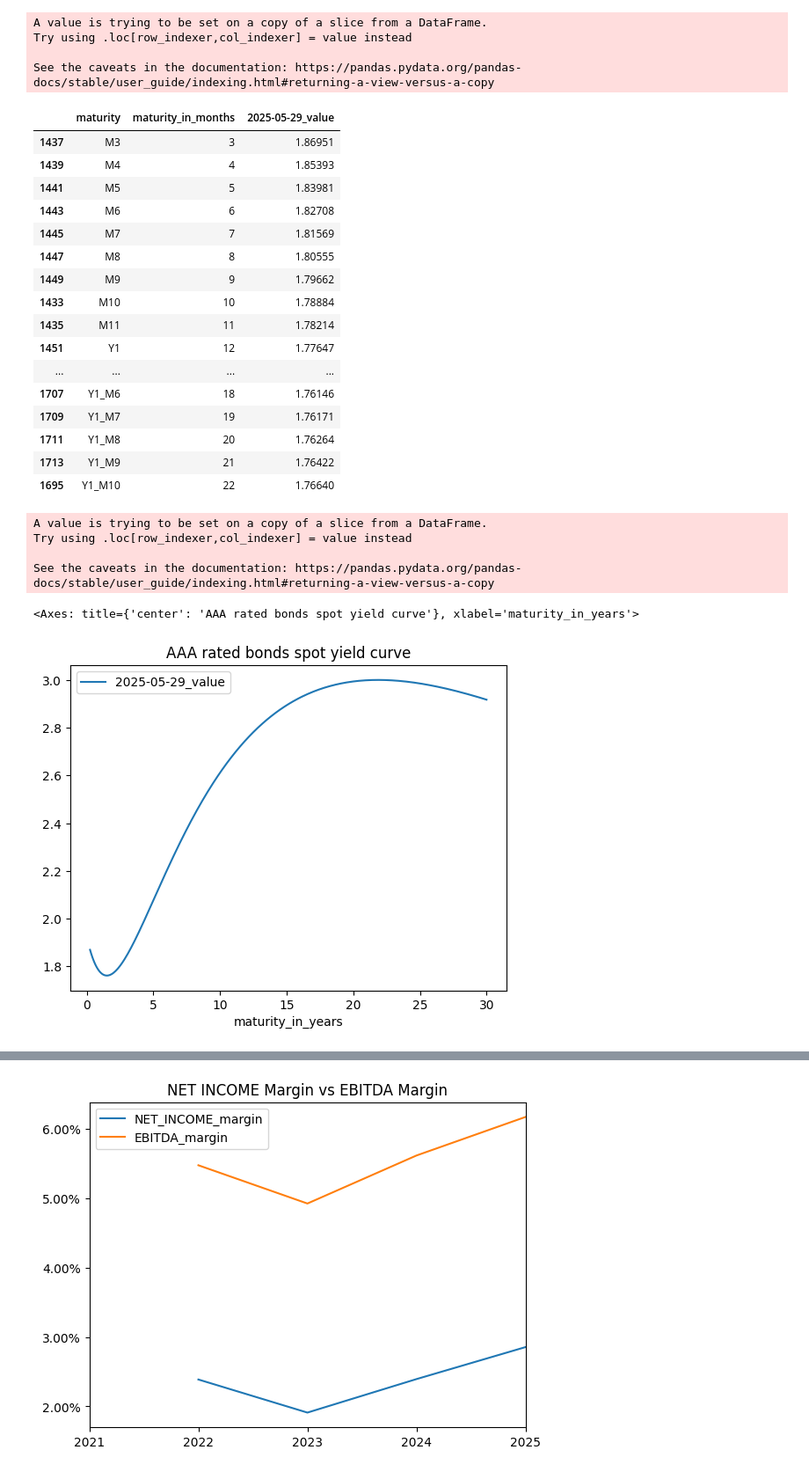
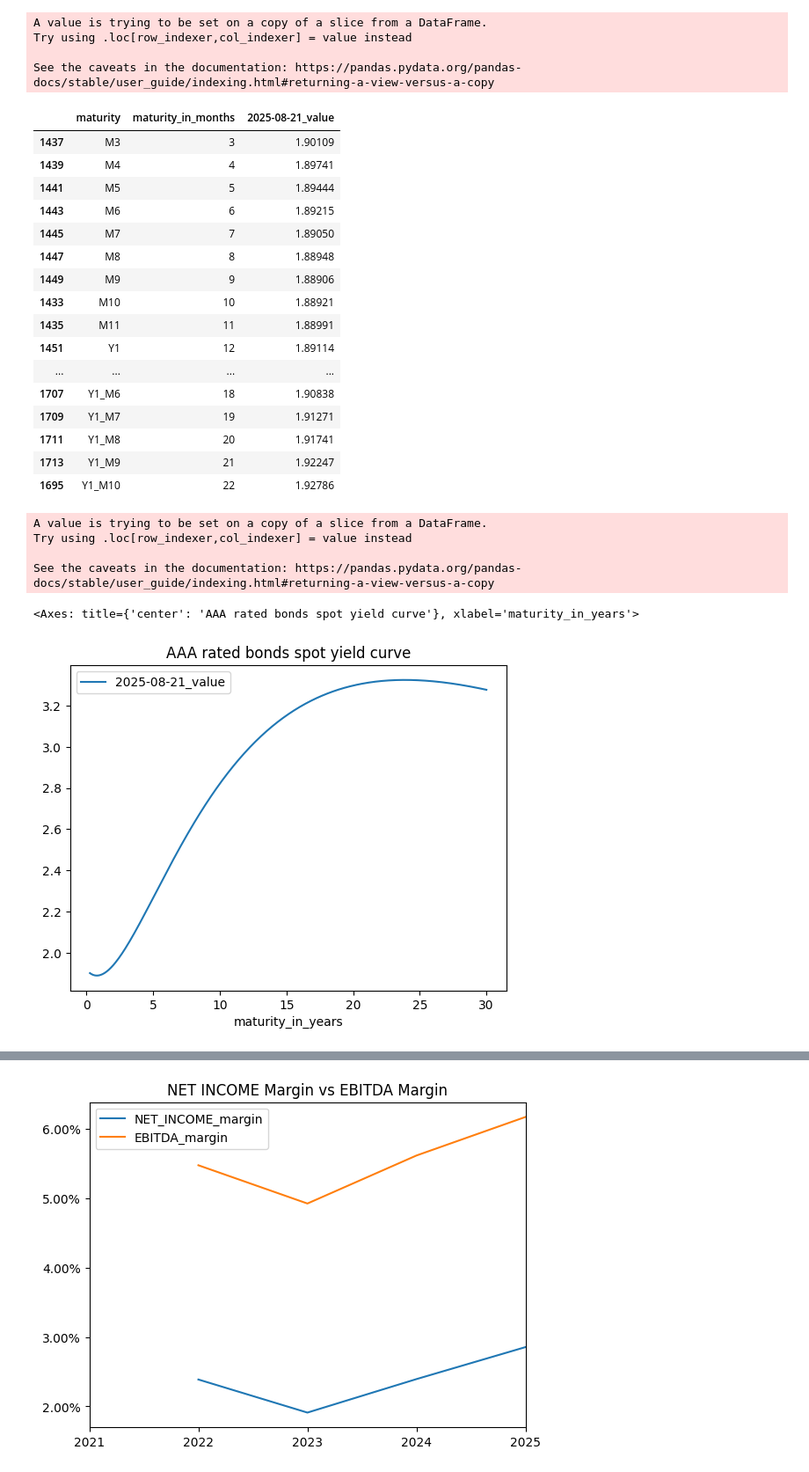
Before and after one commit to YannPhamVan/FinMLOps, a Jupyter notebook: notebooks/dataset_generation.ipynb, the cells around one changed output, grey strips where cells are left out. Shown at 88% size. Drawn from its saved outputs; the diff is of its cells as text; code cells hidden in the pictures.

```diff
--- a/notebooks/dataset_generation.ipynb
+++ b/notebooks/dataset_generation.ipynb
@@ -495,7 +491,7 @@ datetime.date(2025, 8, 25)
 
 # the service is slow, you need to specify addtional params : https://pypi.org/project/eurostat/0.2.3/
 
-filter_pars = {'startPeriod':'2019-05-01', 'endPeriod':'2025-06-01'}
+filter_pars = {'startPeriod':'2016-08-01', 'endPeriod':end}
 
 code = 'irt_euryld_d'
 eurostat_euro_yield_df = eurostat.get_data_df(code, flags=True, filter_pars=filter_pars,  verbose=True)
@@ -657,25 +641,25 @@ Try using .loc[row_indexer,col_indexer] = value instead
 
 See the caveats in the documentation: https://pandas.pydata.org/pandas-docs/stable/user_guide/indexing.html#returning-a-view-versus-a-copy
 # %%
-filtered_eurostat_euro_yield_df.sort_values(by='maturity_in_months')[['maturity','maturity_in_months','2025-05-29_value']].head(20)
+filtered_eurostat_euro_yield_df.sort_values(by='maturity_in_months')[['maturity','maturity_in_months','2025-08-21_value']].head(20)
 # %% [output]
-|  | maturity | maturity_in_months | 2025-05-29_value |
-| 1437 | M3 | 3 | 1.86951 |
-| 1439 | M4 | 4 | 1.85393 |
-| 1441 | M5 | 5 | 1.83981 |
-| 1443 | M6 | 6 | 1.82708 |
-| 1445 | M7 | 7 | 1.81569 |
-| 1447 | M8 | 8 | 1.80555 |
-| 1449 | M9 | 9 | 1.79662 |
-| 1433 | M10 | 10 | 1.78884 |
-| 1435 | M11 | 11 | 1.78214 |
-| 1451 | Y1 | 12 | 1.77647 |
+|  | maturity | maturity_in_months | 2025-08-21_value |
+| 1437 | M3 | 3 | 1.90109 |
+| 1439 | M4 | 4 | 1.89741 |
+| 1441 | M5 | 5 | 1.89444 |
+| 1443 | M6 | 6 | 1.89215 |
+| 1445 | M7 | 7 | 1.89050 |
+| 1447 | M8 | 8 | 1.88948 |
+| 1449 | M9 | 9 | 1.88906 |
+| 1433 | M10 | 10 | 1.88921 |
+| 1435 | M11 | 11 | 1.88991 |
+| 1451 | Y1 | 12 | 1.89114 |
 | ... | ... | ... | ... |
-| 1707 | Y1_M6 | 18 | 1.76146 |
-| 1709 | Y1_M7 | 19 | 1.76171 |
-| 1711 | Y1_M8 | 20 | 1.76264 |
-| 1713 | Y1_M9 | 21 | 1.76422 |
-| 1695 | Y1_M10 | 22 | 1.76640 |
+| 1707 | Y1_M6 | 18 | 1.90838 |
+| 1709 | Y1_M7 | 19 | 1.91271 |
+| 1711 | Y1_M8 | 20 | 1.91741 |
+| 1713 | Y1_M9 | 21 | 1.92247 |
+| 1695 | Y1_M10 | 22 | 1.92786 |
 # %%
 filtered_eurostat_euro_yield_df.loc[:,'maturity_in_years'] = filtered_eurostat_euro_yield_df.maturity_in_months/12.0
 # %% [output]
@@ -686,11 +670,11 @@ See the caveats in the documentation: https://pandas.pydata.org/pandas-docs/stab
 # %%
 # exactly the same as on the Web:  https://www.ecb.europa.eu/stats/financial_markets_and_interest_rates/euro_area_yield_curves/html/index.en.html
 filtered_eurostat_euro_yield_df \
-  .sort_values(by='maturity_in_months')[['maturity_in_years','2025-05-29_value']] \
+  .sort_values(by='maturity_in_months')[['maturity_in_years','2025-08-21_value']] \
   .plot.line(x='maturity_in_years',
-            y='2025-05-29_value',
+            y='2025-08-21_value',
             title='AAA rated bonds spot yield curve')
 # %% [output]
 <Axes: title={'center': 'AAA rated bonds spot yield curve'}, xlabel='maturity_in_years'>
-[figure, old version]
+[figure, new version]
 # %% [markdown]
```
Also changed, not shown: parts of 52 cells of this notebook.
